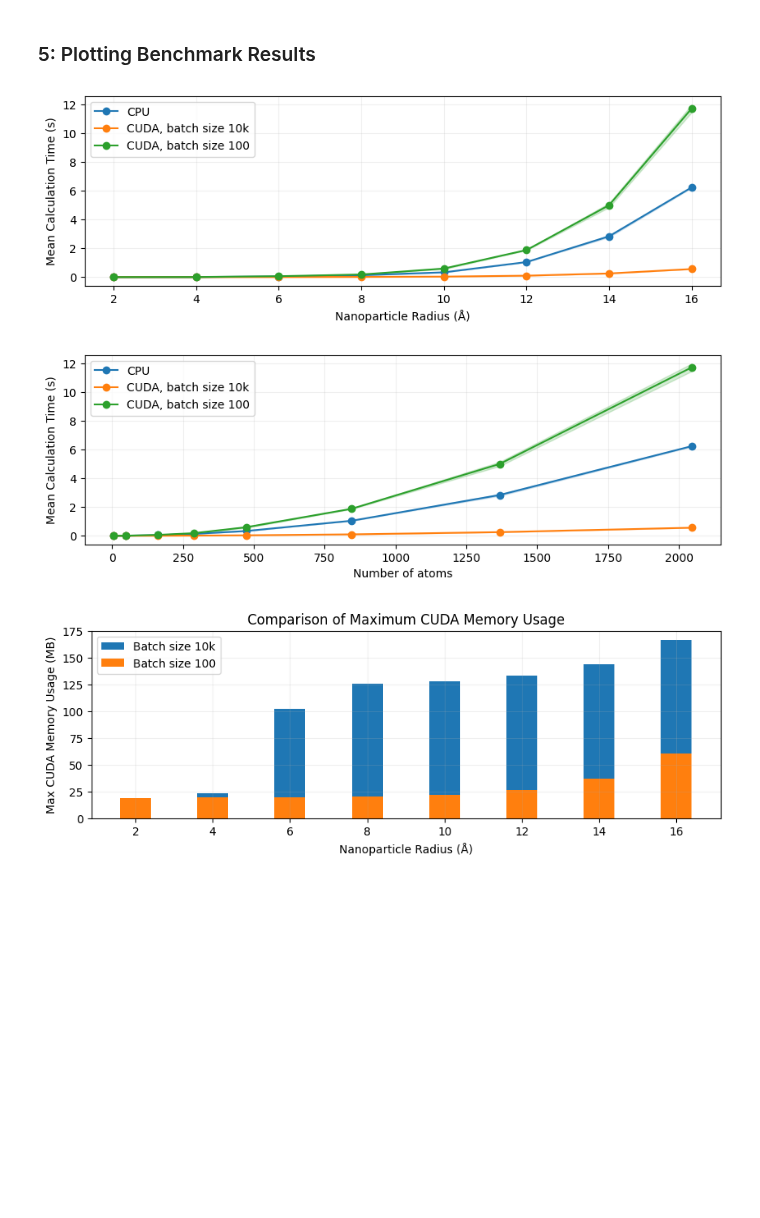
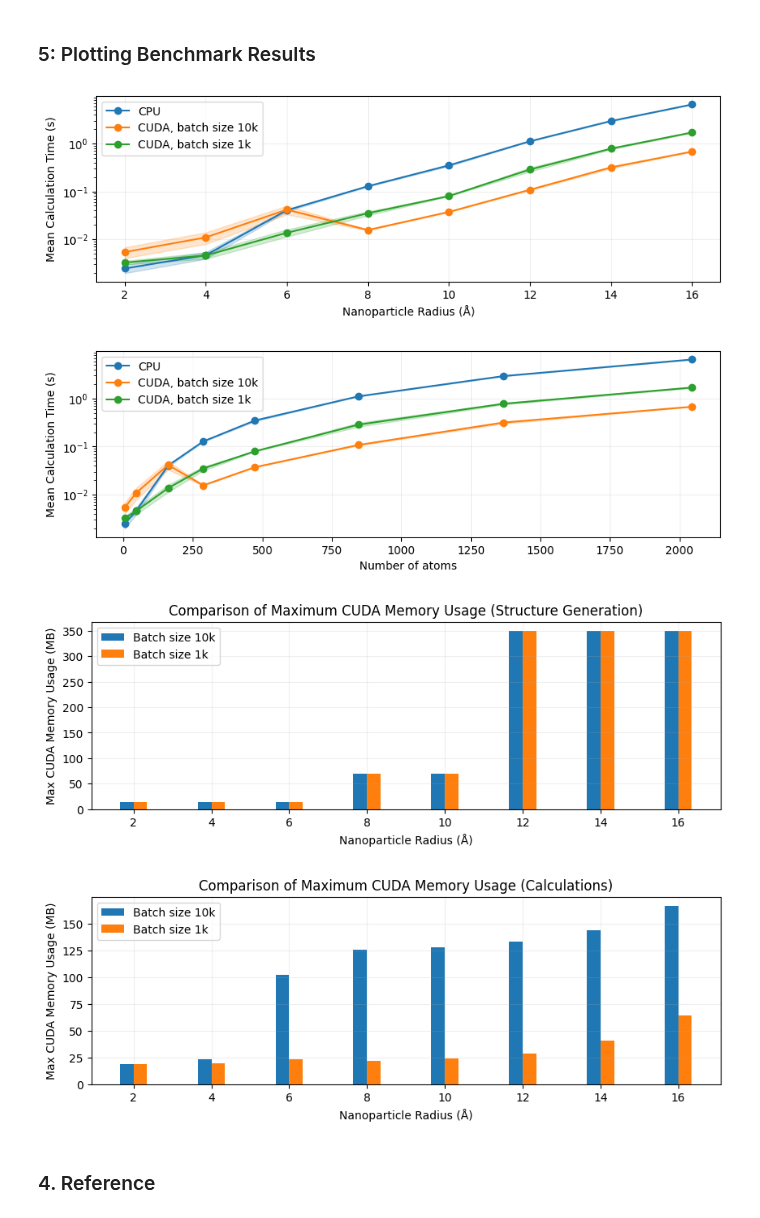
Before and after one commit to FrederikLizakJohansen/DebyeCalculator, a Jupyter notebook: Benchmark.ipynb, the cells around one changed output. Cells and saved outputs as stored; diff of their text form; code cells hidden in the pictures; blank space fills up the shorter version.

```diff
--- a/Benchmark.ipynb
+++ b/Benchmark.ipynb
@@ -134,7 +101,7 @@ Now, let's load the statistics from the CSV files we saved earlier and display t
 # Load statistics from the CSV files and display them
 loaded_stats_cpu = from_csv(csv_calculator_path_cpu)
 loaded_stats_cuda_10k = from_csv(csv_calculator_path_cuda_10k)
-loaded_stats_cuda_100 = from_csv(csv_calculator_path_cuda_100)
+loaded_stats_cuda_1k = from_csv(csv_calculator_path_cuda_1k)
 
 print("\nLoaded Calculator Statistics CPU:")
 print(loaded_stats_cpu)
@@ -142,7 +109,7 @@ print(loaded_stats_cpu)
 print("\nLoaded Calculator Statistics CUDA (batch size 10k):")
 print(loaded_stats_cuda_10k)
 
-print("\nLoaded Calculator Statistics CUDA (batch size 100):")
-print(loaded_stats_cuda_100)
+print("\nLoaded Calculator Statistics CUDA (batch size 1k):")
+print(loaded_stats_cuda_1k)
 # %% [output]
 Loaded Calculator Statistics CPU:
@@ -179,58 +146,92 @@ means_cpu = np.array(loaded_stats_cpu.means)
 stds_cpu = np.array(loaded_stats_cpu.stds)
 means_cuda_10k = np.array(loaded_stats_cuda_10k.means)
 stds_cuda_10k = np.array(loaded_stats_cuda_10k.stds)
-means_cuda_100 = np.array(loaded_stats_cuda_100.means)
-stds_cuda_100 = np.array(loaded_stats_cuda_100.stds)
+means_cuda_1k = np.array(loaded_stats_cuda_1k.means)
+stds_cuda_1k = np.array(loaded_stats_cuda_1k.stds)
 
 # Plotting trends
 p = plt.plot(loaded_stats_cpu.radii, means_cpu, label='CPU', marker='o')
-plt.fill_between(loaded_stats_cpu.radii, means_cpu - stds_cpu, means_cpu + stds_cpu, color=p[0].get_color(), alpha=0.2)
+plt.fill_between(loaded_stats_cpu.radii, means_cpu - stds_cpu, means_cpu + stds_cpu,
+                 color=p[0].get_color(), alpha=0.2)
 
 p = plt.plot(loaded_stats_cuda_10k.radii, means_cuda_10k, label='CUDA, batch size 10k', marker='o')
-plt.fill_between(loaded_stats_cuda_10k.radii, means_cuda_10k - stds_cuda_10k, means_cuda_10k + stds_cuda_10k, color=p[0].get_color(), alpha=0.2)
+plt.fill_between(loaded_stats_cuda_10k.radii, means_cuda_10k - stds_cuda_10k, means_cuda_10k + stds_cuda_10k,
+                 color=p[0].get_color(), alpha=0.2)
 
-p = plt.plot(loaded_stats_cuda_10k.radii, means_cuda_100, label='CUDA, batch size 100', marker='o')
-plt.fill_between(loaded_stats_cuda_10k.radii, means_cuda_100 - stds_cuda_100, means_cuda_100 + stds_cuda_100, color=p[0].get_color(), alpha=0.2)
+p = plt.plot(loaded_stats_cuda_1k.radii, means_cuda_1k, label='CUDA, batch size 1k', marker='o')
+plt.fill_between(loaded_stats_cuda_1k.radii, means_cuda_1k - stds_cuda_1k, means_cuda_1k + stds_cuda_1k,
+                 color=p[0].get_color(), alpha=0.2)
 
 plt.legend()
 plt.grid(alpha=0.2)
+plt.yscale('log')
 plt.show()
 
 plt.figure(figsize=(10, 3))
 plt.xlabel('Number of atoms')
 plt.ylabel('Mean Calculation Time (s)')
 
 # Plotting trends
 p = plt.plot(loaded_stats_cpu.num_atoms, means_cpu, label='CPU', marker='o')
-plt.fill_between(loaded_stats_cpu.num_atoms, means_cpu - stds_cpu, means_cpu + stds_cpu, color=p[0].get_color(), alpha=0.2)
+plt.fill_between(loaded_stats_cpu.num_atoms, means_cpu - stds_cpu, means_cpu + stds_cpu,
+                 color=p[0].get_color(), alpha=0.2)
 
 p = plt.plot(loaded_stats_cuda_10k.num_atoms, means_cuda_10k, label='CUDA, batch size 10k', marker='o')
-plt.fill_between(loaded_stats_cuda_10k.num_atoms, means_cuda_10k - stds_cuda_10k, means_cuda_10k + stds_cuda_10k, color=p[0].get_color(), alpha=0.2)
+plt.fill_between(loaded_stats_cuda_10k.num_atoms, means_cuda_10k - stds_cuda_10k, means_cuda_10k + stds_cuda_10k,
+                 color=p[0].get_color(), alpha=0.2)
 
-p = plt.plot(loaded_stats_cuda_10k.num_atoms, means_cuda_100, label='CUDA, batch size 100', marker='o')
-plt.fill_between(loaded_stats_cuda_10k.num_atoms, means_cuda_100 - stds_cuda_100, means_cuda_100 + stds_cuda_100, color=p[0].get_color(), alpha=0.2)
+p = plt.plot(loaded_stats_cuda_1k.num_atoms, means_cuda_1k, label='CUDA, batch size 1k', marker='o')
+plt.fill_between(loaded_stats_cuda_1k.num_atoms, means_cuda_1k - stds_cuda_1k, means_cuda_1k + stds_cuda_1k,
+                 color=p[0].get_color(), alpha=0.2)
 
+plt.legend()
+plt.grid(alpha=0.2)
+plt.yscale('log')
+plt.show()
+
+# Bar plot comparing maximum CUDA memory usage (structure)
+plt.figure(figsize=(10, 3))
+plt.title('Comparison of Maximum CUDA Memory Usage (Structure Generation)')
+plt.xlabel('Nanoparticle Radius (Å)')
+plt.ylabel('Max CUDA Memory Usage (MB)')
+
+# Extract data for plotting
+cuda_mem_max_10k = loaded_stats_cuda_10k.cuda_mem_structure
+cuda_mem_max_1k = loaded_stats_cuda_1k.cuda_mem_structure
+radii = np.array(loaded_stats_cuda_10k.radii)
+
+# Plotting comparison with adjusted x-axis positions
+bar_width = 0.35  # You can adjust this value based on your preference
+
+plt.bar(radii - bar_width/2, cuda_mem_max_10k, width=bar_width, label='Batch size 10k')
+plt.bar(radii + bar_width/2, cuda_mem_max_1k, width=bar_width, label='Batch size 1k')
 plt.legend()
 plt.grid(alpha=0.2)
 plt.show()
 
-# Bar plot comparing maximum CUDA memory usage
+# Bar plot comparing maximum CUDA memory usage (calculations)
 plt.figure(figsize=(10, 3))
-plt.title('Comparison of Maximum CUDA Memory Usage')
+plt.title('Comparison of Maximum CUDA Memory Usage (Calculations)')
 plt.xlabel('Nanoparticle Radius (Å)')
 plt.ylabel('Max CUDA Memory Usage (MB)')
 
 # Extract data for plotting
-cuda_mem_max_10k = loaded_stats_cuda_10k.cuda_mem
-cuda_mem_max_100 = loaded_stats_cuda_100.cuda_mem
+cuda_mem_max_10k = loaded_stats_cuda_10k.cuda_mem_calculations
+cuda_mem_max_1k = loaded_stats_cuda_1k.cuda_mem_calculations
+radii = np.array(loaded_stats_cuda_10k.radii)
 
-# Plotting comparison
-plt.bar(loaded_stats_cuda_10k.radii, cuda_mem_max_10k, label='Batch size 10k')
-plt.bar(loaded_stats_cuda_100.radii, cuda_mem_max_100, label='Batch size 100')
+# Plotting comparison with adjusted x-axis positions
+bar_width = 0.35  # You can adjust this value based on your preference
+
+plt.bar(radii - bar_width/2, cuda_mem_max_10k, width=bar_width, label='Batch size 10k')
+plt.bar(radii + bar_width/2, cuda_mem_max_1k, width=bar_width, label='Batch size 1k')
 plt.legend()
 plt.grid(alpha=0.2)
 plt.show()
 # %% [output]
-[figure, old version]
+[figure, new version]
-[figure, old version]
+[figure, new version]
-[figure, old version]
+[figure, new version]
+[figure, added]
+# %% [markdown]
+### 4. Reference
```
Also changed, not shown: parts of 7 cells of this notebook, 1 other file.
